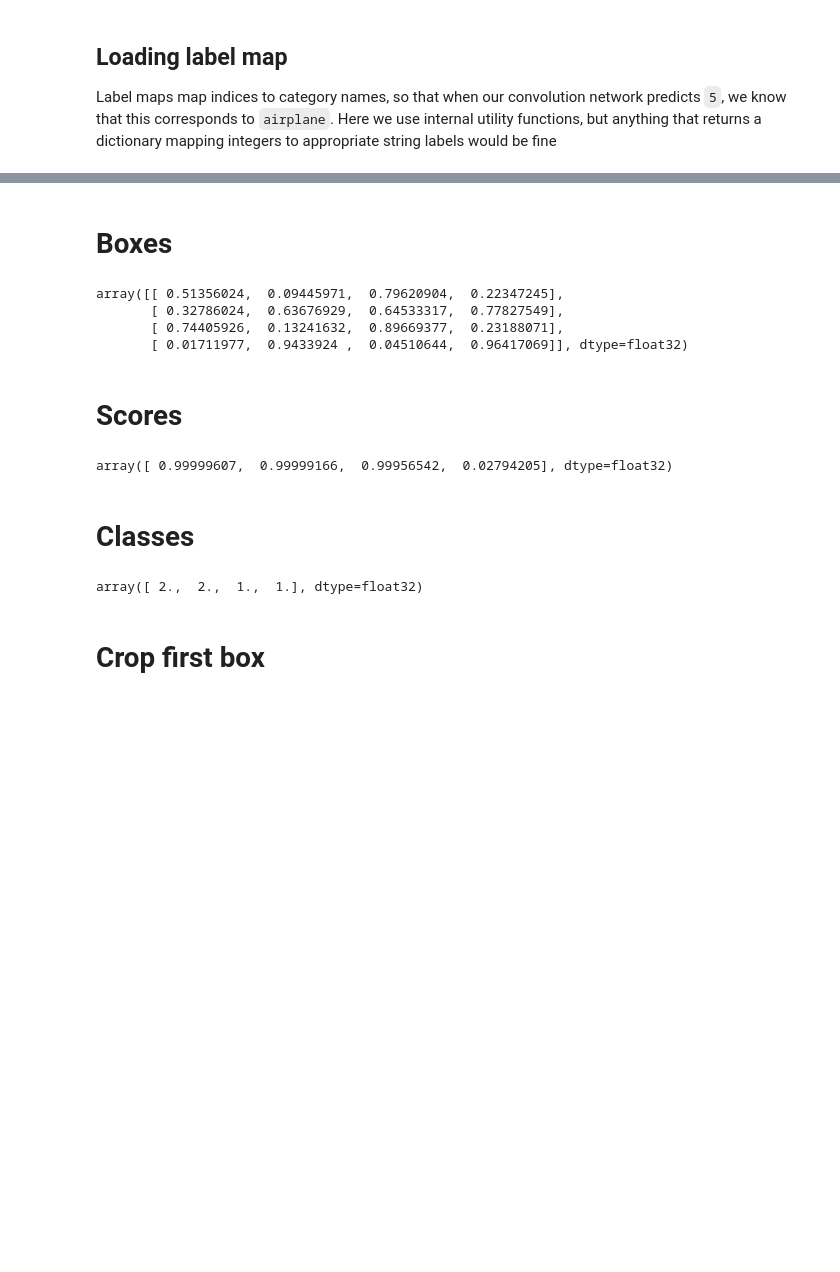
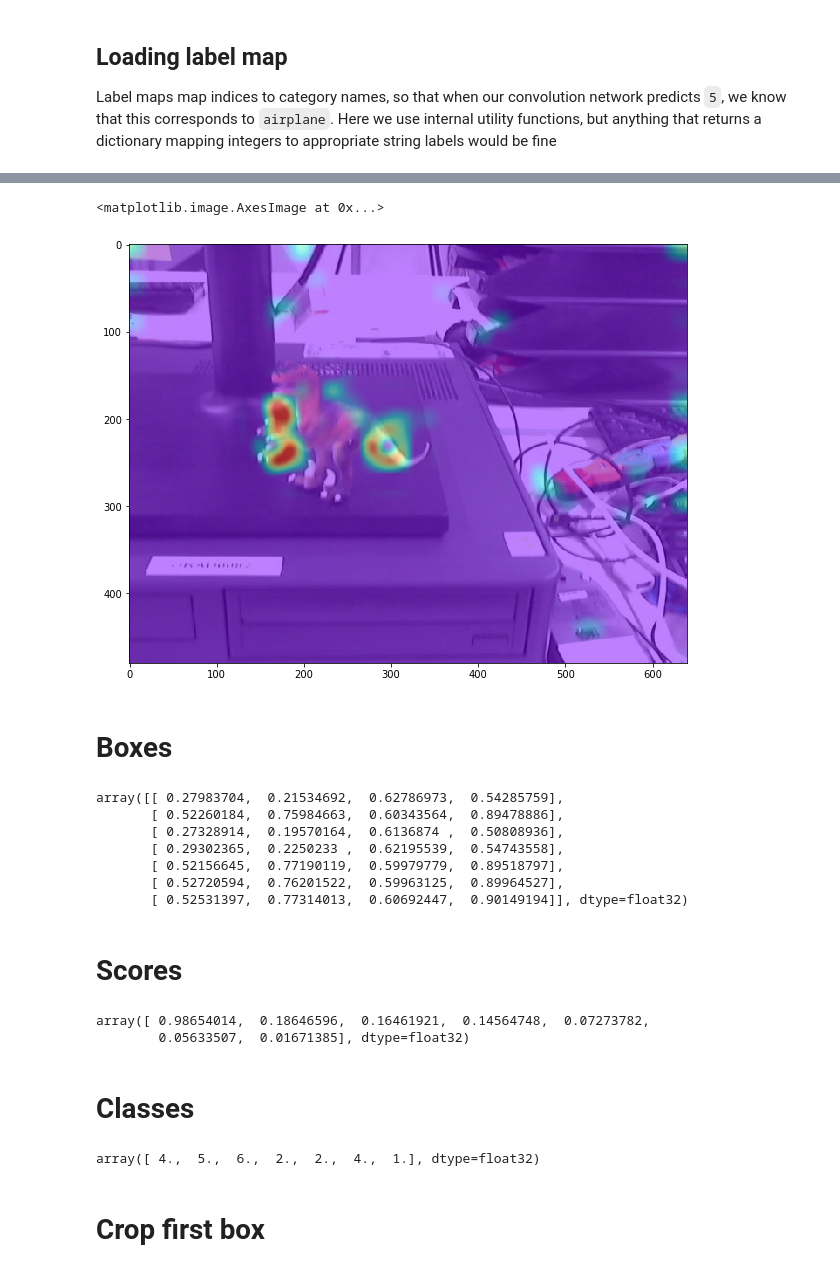
Before and after one commit to rubenrua/gdgdevfest, a Jupyter notebook: explore_model.ipynb, the cells around one changed output, grey strips where cells are left out. Drawn from its saved outputs; the diff is of its cells as text; code cells hidden in the pictures; blank space fills up the shorter version.

```diff
--- a/explore_model.ipynb
+++ b/explore_model.ipynb
@@ -118,24 +124,40 @@ with detection_graph.as_default():
+# %%
+def feature_map_2_image(feature_maps, N, image):
+    feature_map = (feature_maps[0][:,:,N] * 255).astype(np.uint8)
+    resized = Image.fromarray(feature_map).resize(image.size, Image.ANTIALIAS)
+    return np.array(resized)
+# %%
+plt.figure(figsize=(10,10))
+plt.imshow(image)
+plt.imshow(feature_map_2_image(feature_maps, 100, image), cmap="rainbow", alpha=0.5)
+# %% [output]
+<matplotlib.image.AxesImage at 0x...>
+[figure, added]
 # %% [markdown]
 # Boxes
 # %%
-boxes[0][:4]
+boxes[0][:7]
 # %% [output]
-array([[ 0.51356024,  0.09445971,  0.79620904,  0.22347245],
-       [ 0.32786024,  0.63676929,  0.64533317,  0.77827549],
-       [ 0.74405926,  0.13241632,  0.89669377,  0.23188071],
-       [ 0.01711977,  0.9433924 ,  0.04510644,  0.96417069]], dtype=float32)
+array([[ 0.27983704,  0.21534692,  0.62786973,  0.54285759],
+       [ 0.52260184,  0.75984663,  0.60343564,  0.89478886],
+       [ 0.27328914,  0.19570164,  0.6136874 ,  0.50808936],
+       [ 0.29302365,  0.2250233 ,  0.62195539,  0.54743558],
+       [ 0.52156645,  0.77190119,  0.59979779,  0.89518797],
+       [ 0.52720594,  0.76201522,  0.59963125,  0.89964527],
+       [ 0.52531397,  0.77314013,  0.60692447,  0.90149194]], dtype=float32)
 # %% [markdown]
 # Scores
 # %%
-scores[0][:4]
+scores[0][:7]
 # %% [output]
-array([ 0.99999607,  0.99999166,  0.99956542,  0.02794205], dtype=float32)
+array([ 0.98654014,  0.18646596,  0.16461921,  0.14564748,  0.07273782,
+        0.05633507,  0.01671385], dtype=float32)
 # %% [markdown]
 # Classes
 # %%
-classes[0][:4]
+classes[0][:7]
 # %% [output]
-array([ 2.,  2.,  1.,  1.], dtype=float32)
+array([ 4.,  5.,  6.,  2.,  2.,  4.,  1.], dtype=float32)
 # %% [markdown]
 # Crop first box
 # %%
```
Also changed, not shown: parts of 11 cells of this notebook.
